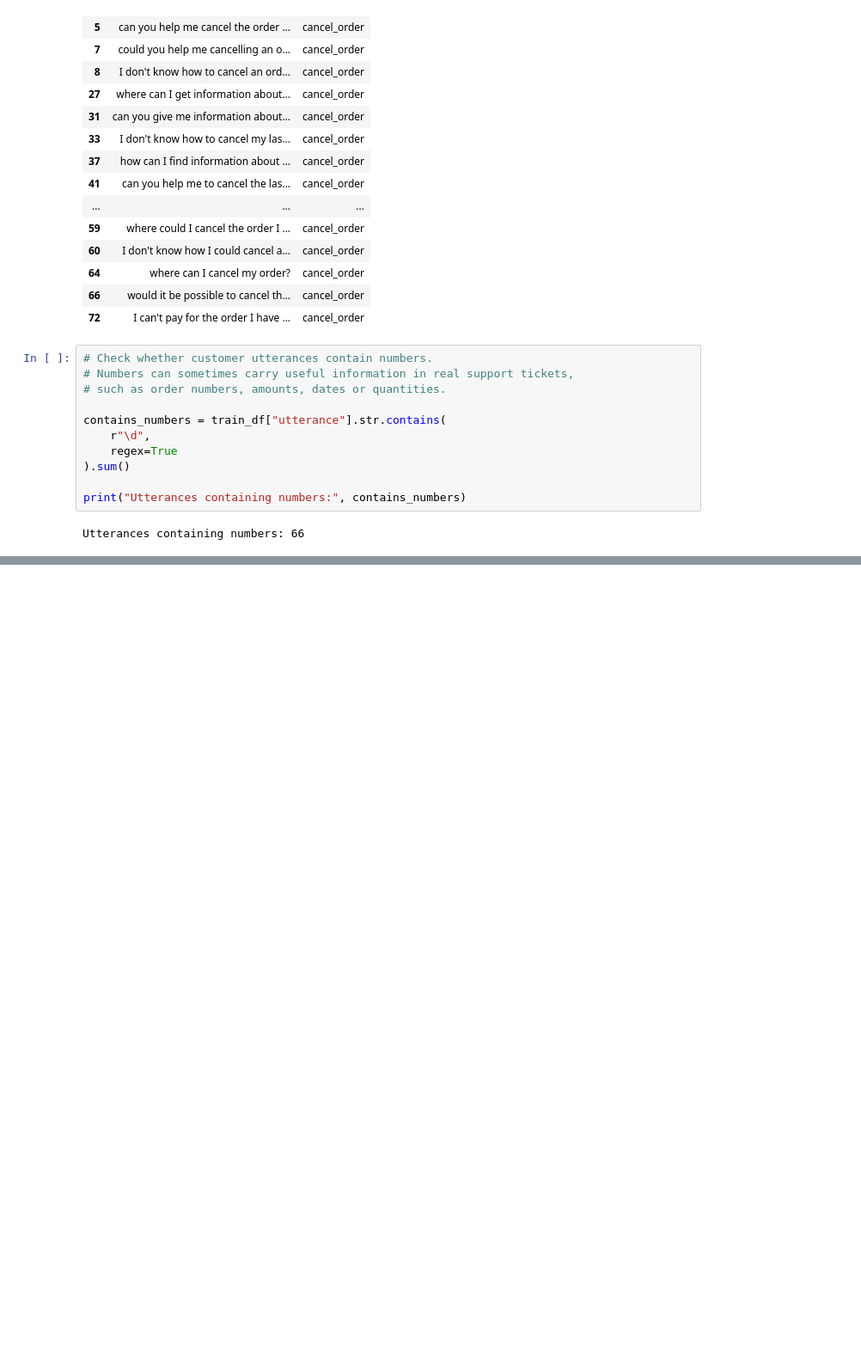
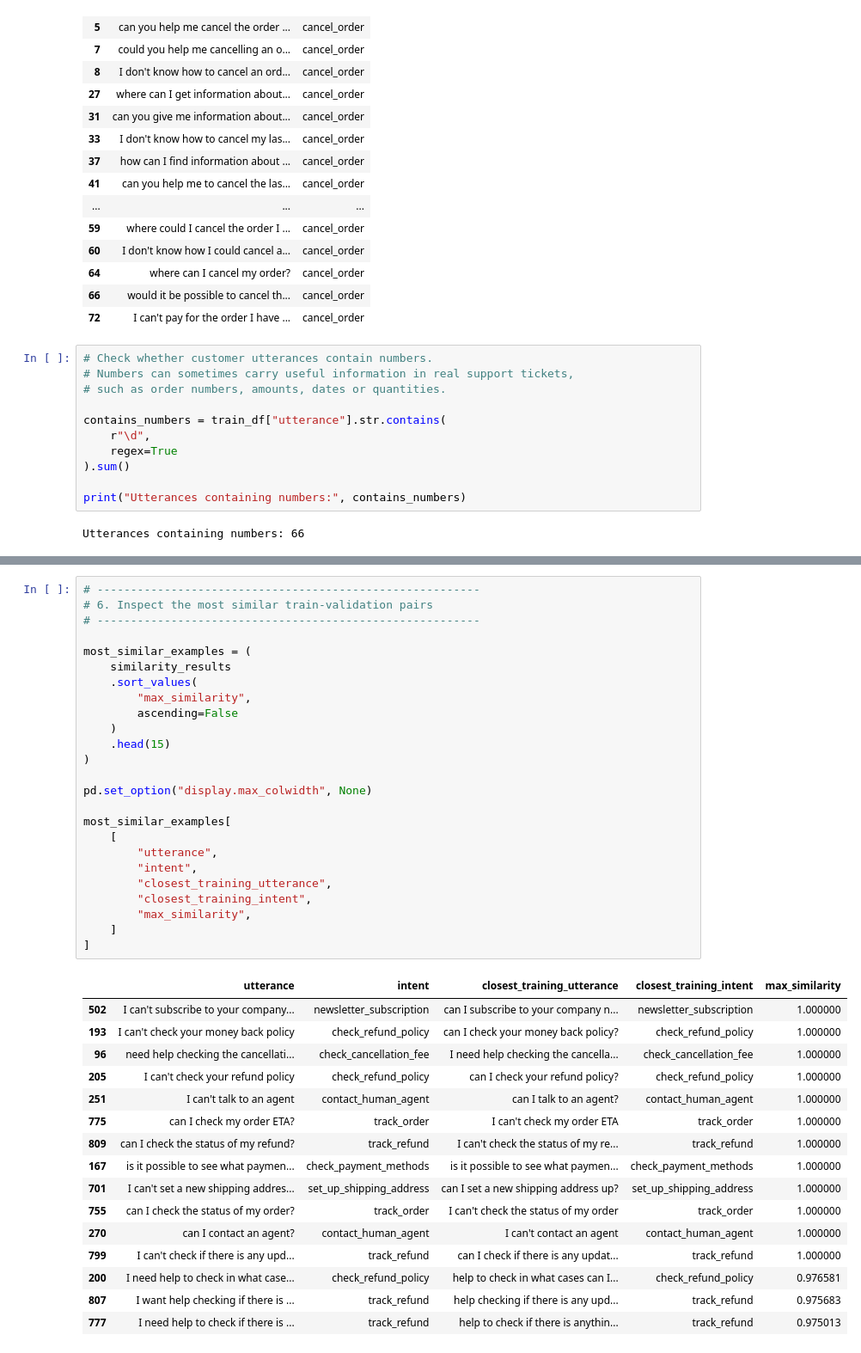
Before and after one commit to mit081191/intent-classifier, a Jupyter notebook: notebooks/01_data_exploration.ipynb, the cells around one changed output, grey strips where cells are left out. Shown at 86% size. Drawn from its saved outputs; the diff is of its cells as text; blank space fills up the shorter version.

```diff
--- a/notebooks/01_data_exploration.ipynb
+++ b/notebooks/01_data_exploration.ipynb
@@ -329,0 +524,42 @@ Utterances containing numbers: 66
+# %%
+# ---------------------------------------------------------
+# 6. Inspect the most similar train-validation pairs
+# ---------------------------------------------------------
+
+most_similar_examples = (
+    similarity_results
+    .sort_values(
+        "max_similarity",
+        ascending=False
+    )
+    .head(15)
+)
+
+pd.set_option("display.max_colwidth", None)
+
+most_similar_examples[
+    [
+        "utterance",
+        "intent",
+        "closest_training_utterance",
+        "closest_training_intent",
+        "max_similarity",
+    ]
+]
+# %% [output]
+|  | utterance | intent | closest_training_utterance | closest_training_intent | max_similarity |
+| 502 | I can't subscribe to your company... | newsletter_subscription | can I subscribe to your company n... | newsletter_subscription | 1.000000 |
+| 193 | I can't check your money back policy | check_refund_policy | can I check your money back policy? | check_refund_policy | 1.000000 |
+| 96 | need help checking the cancellati... | check_cancellation_fee | I need help checking the cancella... | check_cancellation_fee | 1.000000 |
+| 205 | I can't check your refund policy | check_refund_policy | can I check your refund policy? | check_refund_policy | 1.000000 |
+| 251 | I can't talk to an agent | contact_human_agent | can I talk to an agent? | contact_human_agent | 1.000000 |
+| 775 | can I check my order ETA? | track_order | I can't check my order ETA | track_order | 1.000000 |
+| 809 | can I check the status of my refund? | track_refund | I can't check the status of my re... | track_refund | 1.000000 |
+| 167 | is it possible to see what paymen... | check_payment_methods | is it possible to see what paymen... | check_payment_methods | 1.000000 |
+| 701 | I can't set a new shipping addres... | set_up_shipping_address | can I set a new shipping address up? | set_up_shipping_address | 1.000000 |
+| 755 | can I check the status of my order? | track_order | I can't check the status of my order | track_order | 1.000000 |
+| 270 | can I contact an agent? | contact_human_agent | I can't contact an agent | contact_human_agent | 1.000000 |
+| 799 | I can't check if there is any upd... | track_refund | can I check if there is any updat... | track_refund | 1.000000 |
+| 200 | I need help to check in what case... | check_refund_policy | help to check in what cases can I... | check_refund_policy | 0.976581 |
+| 807 | I want help checking if there is ... | track_refund | help checking if there is any upd... | track_refund | 0.975683 |
+| 777 | I need help to check if there is ... | track_refund | help to check if there is anythin... | track_refund | 0.975013 |
```
Also changed, not shown: parts of 13 cells of this notebook, 5 other files.
